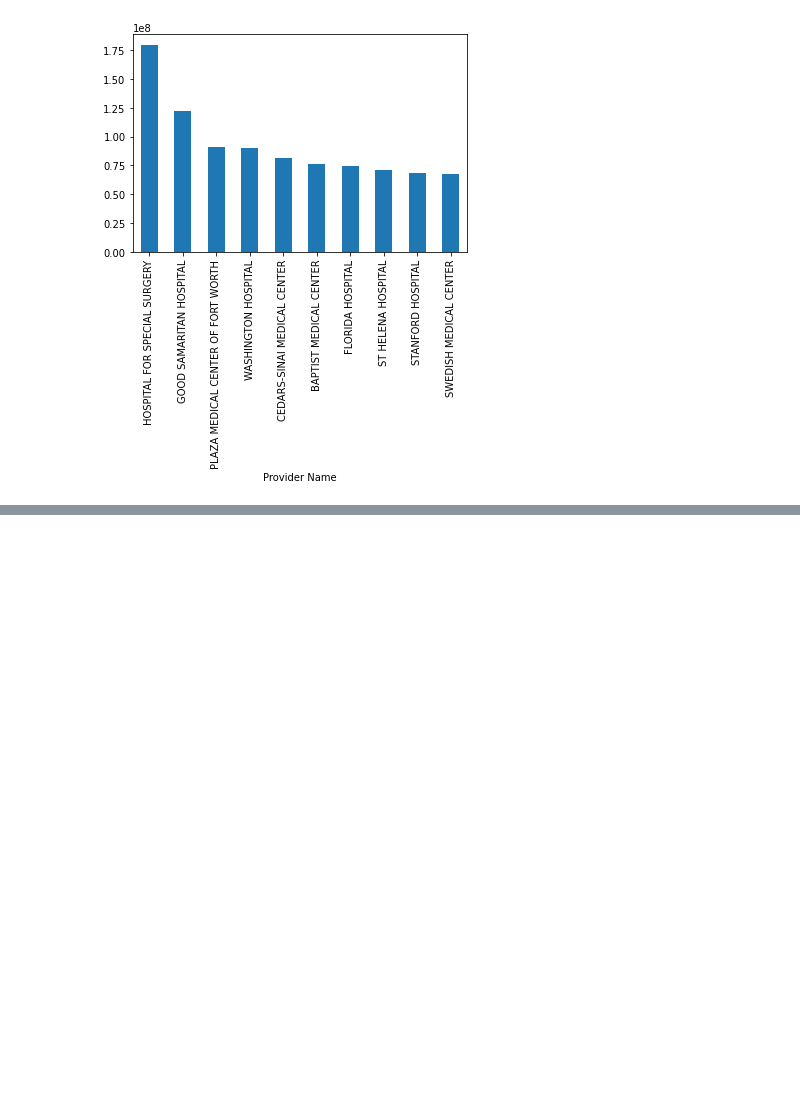
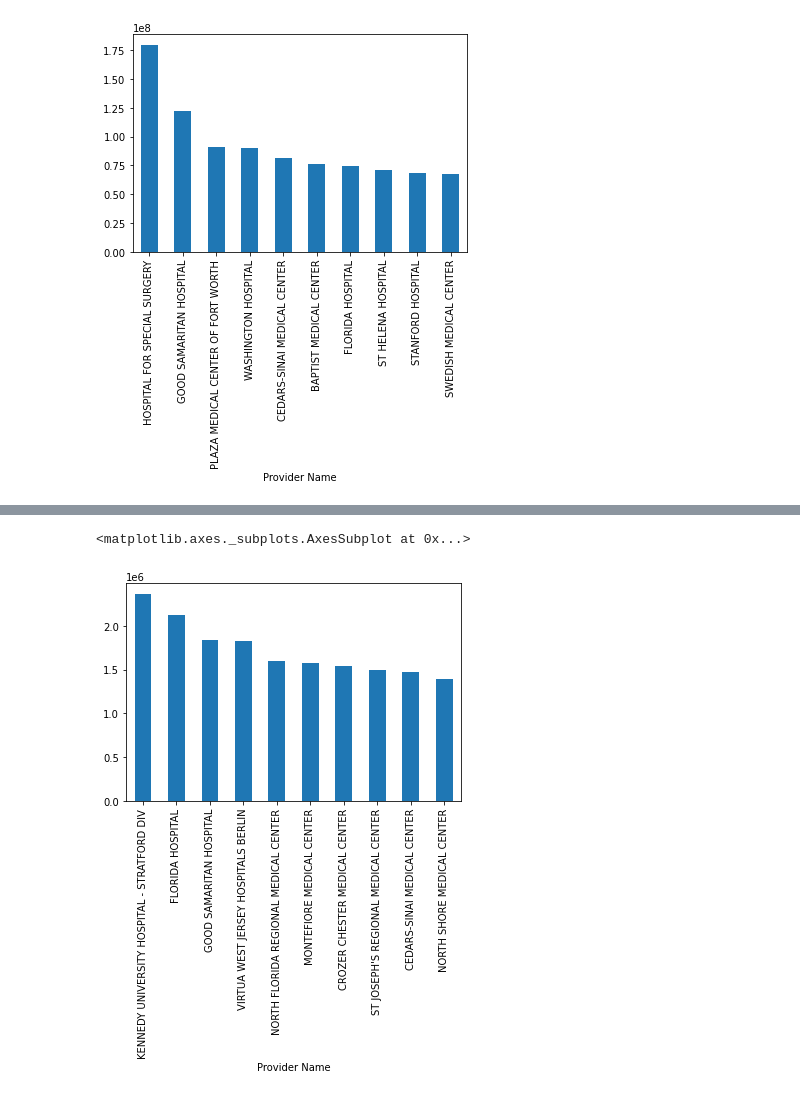
Before and after one commit to tuccib/CUNY-LAG, a Jupyter notebook: 210727_Project_3_2.ipynb, the cells around one changed output, grey strips where cells are left out. Saved outputs shown, nothing was run; the diff lists cells and outputs as text; code cells hidden in the pictures; blank space fills up the shorter version.

```diff
--- a/210727_Project_3_2.ipynb
+++ b/210727_Project_3_2.ipynb
@@ -210,0 +218,6 @@ df3.groupby(['Provider Name'])['Total Charges'].sum().sort_values(ascending=Fals
+# %%
+# Bar chart for Top 10 Hospitals ranked by Total Charges at for the bottom DRG - 203 - Bronchitis & Asthma
+df2[df2['DRG Code'] == "203_"].groupby(['Provider Name'])['Total Charges'].sum().sort_values(ascending=False).head(10).plot(kind = "bar")
+# %% [output]
+<matplotlib.axes._subplots.AxesSubplot at 0x...>
+[figure, added]
```
Also changed, not shown: parts of 2 cells of this notebook.
